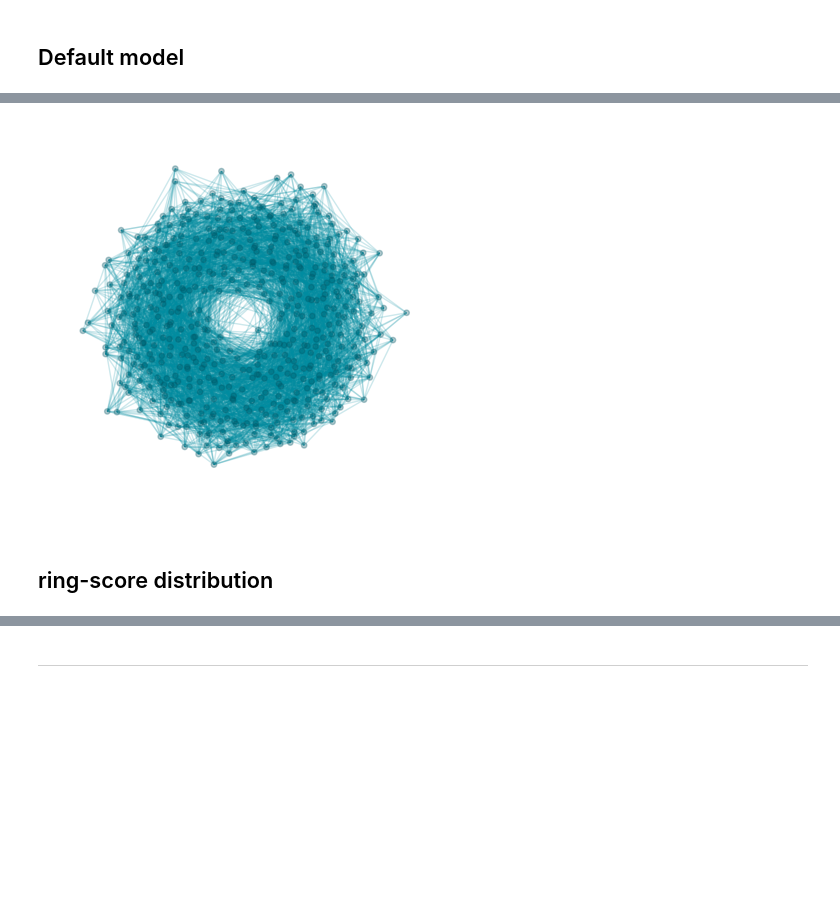
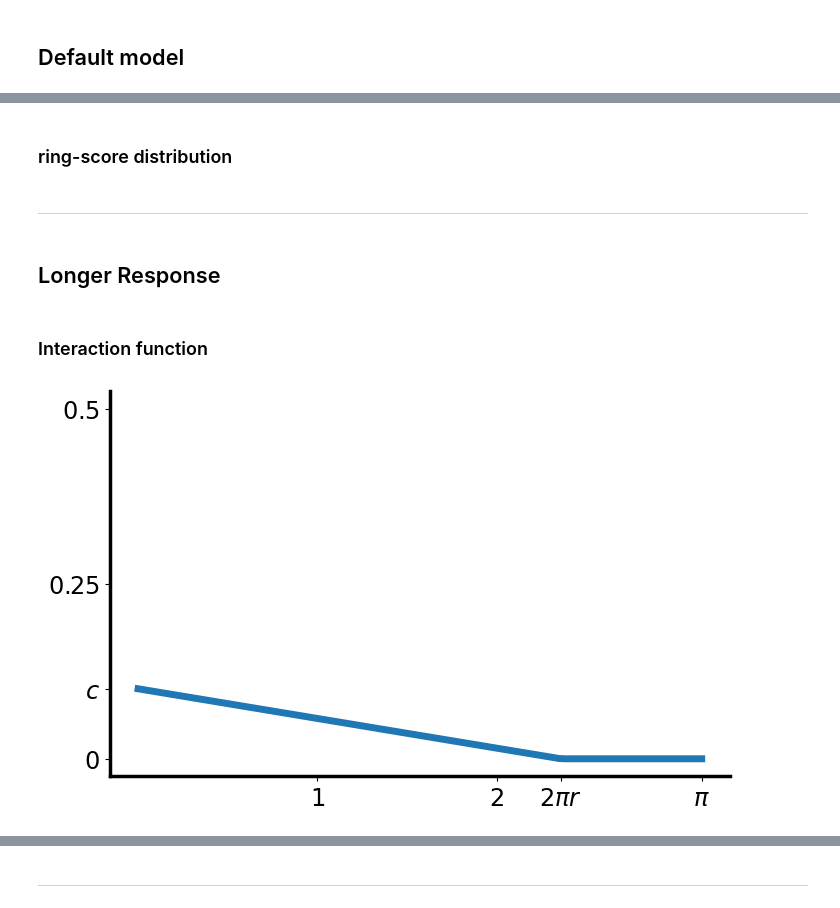
Before and after one commit to ClusterDuck123/ringity, a Jupyter notebook: doc/paper_figures/Fig3-network_model_parameters.ipynb, the cells around one changed output, grey strips where cells are left out. Cells and saved outputs as stored; diff of their text form; code cells hidden in the pictures; blank space fills up the shorter version.

```diff
--- a/doc/paper_figures/Fig3-network_model_parameters.ipynb
+++ b/doc/paper_figures/Fig3-network_model_parameters.ipynb
@@ -89,0 +70,15 @@ config_dict = {
+# %%
+def draw_interaction_function(builder, ax):
+
+    c = builder.coupling
+    r = builder.response
+
+    x = np.linspace(0, np.pi, 100)
+    y = c*(1-x/(2*np.pi*r)).clip(0)
+
+    ax.plot(x, y, linewidth = 5)
+
+    plt.xticks([1, 2, 2*np.pi*r, np.pi], [r'$1$', r'$2$', r'$2\pi r$', r'$\pi$'])
+    plt.yticks([0, 0.25, 0.5, 1, c], [r'$0$', r'$0.25$', r'$0.5$', r'$1$', r'$c$'])
+
+    ax.set_ylim(-0.025, max(0.5, c) + 0.025)
@@ -162,11 +123,2 @@ rng.plot_nx(G, ax=ax, pos = circ_layout)
-# %%
-netviz_spri_fig, ax = plt.subplots(figsize = (5,5))
-
-ax.set_xlim(-1.175,1.175)
-ax.set_ylim(-1.175,1.175)
-
-rng.plot_nx(G, ax=ax, pos = spring_layout)
-# %% [output]
-[figure, removed]
 # %% [markdown]
-## ring-score distribution
+### ring-score distribution
@@ -184,0 +137,13 @@ arg_list = np.linspace(0, 1, n_arg_points+1)[1:]
+# %% [markdown]
+---
+# %% [markdown]
+## Longer Response
+# %%
+configuration = 'longer_response'
+kwargs = config_dict[configuration]
+
+G, pos, builder = rng.network_model(
+                                N = N,
+                                return_positions = True,
+                                return_builder = True,
+                                **kwargs)
@@ -184,0 +153,8 @@ arg_list = np.linspace(0, 1, n_arg_points+1)[1:]
+# %% [markdown]
+### Interaction function
+# %%
+fig_func, ax = plt.subplots(figsize = (8,5))
+
+draw_interaction_function(builder, ax)
+# %% [output]
+[figure, added]
```
Also changed, not shown: parts of 31 cells of this notebook, 12 other files.
